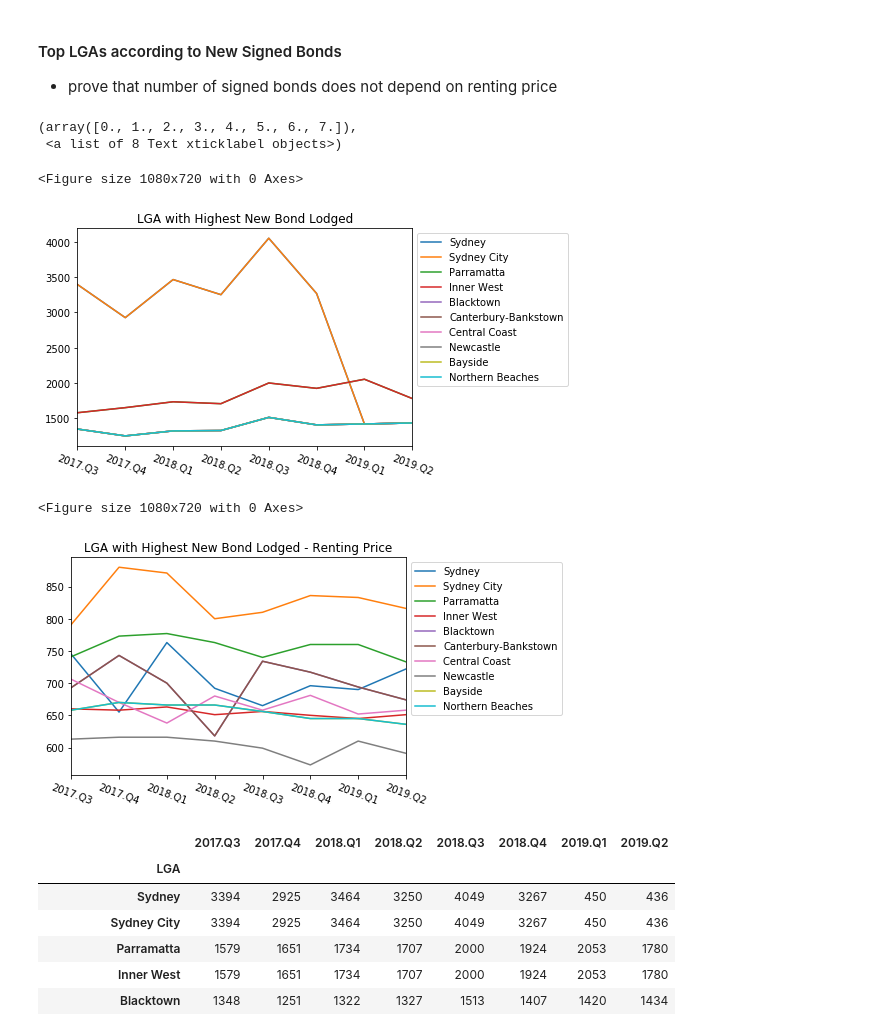
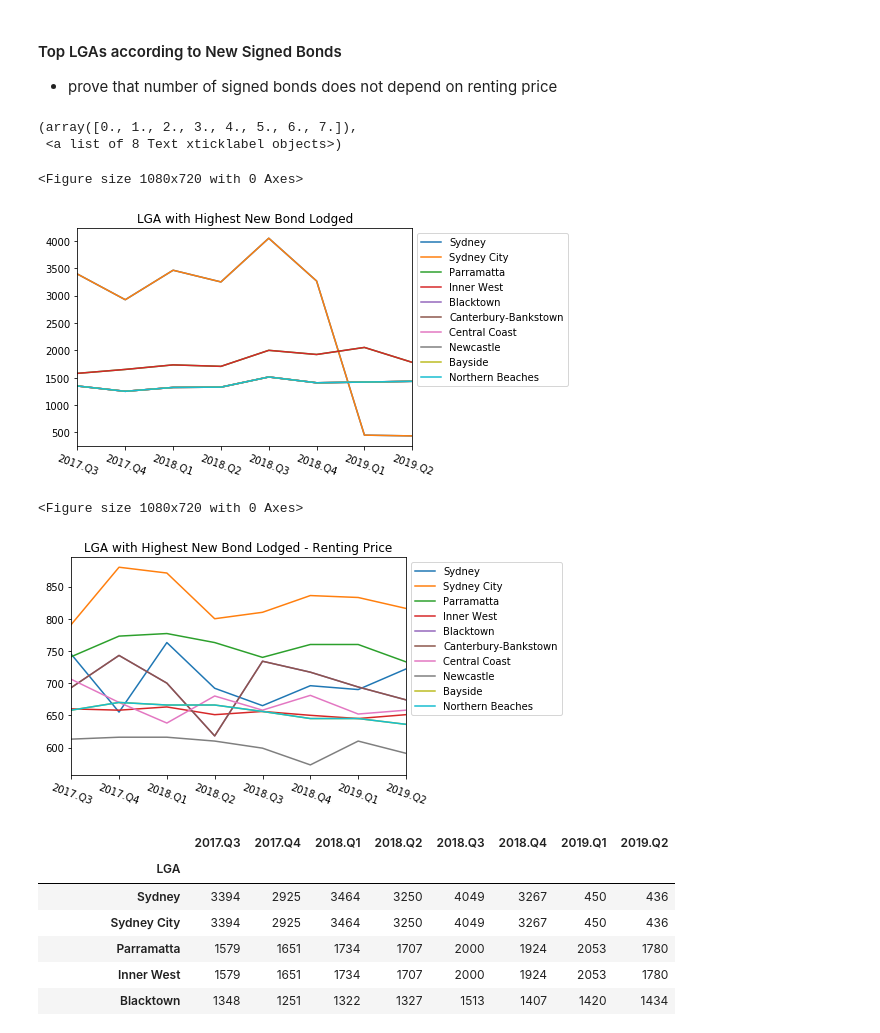
Before and after one commit to alyssa-raphaella/ITEC657_Project_GroupB, a Jupyter notebook: Rent_Data_ntbk.ipynb, the cells around one changed output. Saved outputs shown, nothing was run; the diff lists cells and outputs as text; code cells hidden in the pictures.

```diff
--- a/Rent_Data_ntbk.ipynb
+++ b/Rent_Data_ntbk.ipynb
@@ -287,6 +263,0 @@ Accuracy in testing set:  0.989
-# %%
-clf_entropy=DecisionTreeClassifier(criterion="entropy",random_state=100,max_depth=3,min_samples_leaf=5)
-clf_entropy.fit(X_train,y_train)
-
-print("Accuracy in training set: {: .3f}". format(clf_entropy.score(X_train, y_train)))
-print("Accuracy in testing set: {: .3f}". format(clf_entropy.score(X_test, y_test)))
@@ -296,18 +263,0 @@ Accuracy in testing set:  0.764
-# %%
-from sklearn.preprocessing import StandardScaler
-scaler = StandardScaler()
-scaler.fit(X_train)
-X_train = scaler.transform(X_train)
-
-scaler.fit(X_test)
-X_test = scaler.transform(X_test)
-# %%
-from sklearn.svm import SVC
-from sklearn import metrics
-
-svc=SVC() #Default hyperparameters
-svc.fit(X_train,y_train)
-y_pred=svc.predict(X_test)
-
-print("Accuracy in training set: {: .3f}". format(svc.score(X_train, y_train)))
-print("Accuracy in testing set: {: .3f}". format(svc.score(X_test, y_test)))
@@ -326,7 +377,7 @@ top_NB_arr = []
 ### Get the Mean QNB per quarter and year of top LGA for graphing ###
 for x in range(len(top_NB)):
     name = top_NB[x]
-    top_NB_df = rent_df[rent_df['LGA']==top_LGA[x]].sort_values(by="NB Lodged", ascending = False)
+    top_NB_df = rent_df[rent_df['LGA']==top_NB[x]].sort_values(by="NB Lodged", ascending = False)
     top_NB_df = top_NB_df[top_NB_df['Dwelling Type'] == 'Total']
     top_NB_df = top_NB_df[top_NB_df['Bedroom Number'] == 'Total']
     top_NB_df = top_NB_df.sort_values(by=['Year', 'Quarter'])
@@ -428,40 +479,40 @@ top_NB_df.columns = ['LGA', '2015.Q1', '2015.Q2', '2015.Q3', '2015.Q4', '2016.Q1
                       '2017.Q1', '2017.Q2', '2017.Q3', '2017.Q4', '2018.Q1', '2018.Q2', '2018.Q3', '2018.Q4',
                       '2019.Q1', '2019.Q2']
 top_NB_df.index = top_NB_df['LGA']
 top_NB_df = top_NB_df.drop('LGA', axis=1)
 
 ### remove columns for the graph to look nice ###
 top_NB_df = top_NB_df.drop(['2015.Q1', '2015.Q2', '2015.Q3', '2015.Q4', '2016.Q1', '2016.Q2', '2016.Q3', '2016.Q4',
                       '2017.Q1', '2017.Q2'], axis=1)
 ### MEAN ###
 ### Graph LGA ###
-top_mean_df = pd.DataFrame.from_records(top_mean_arr)
-top_mean_df.columns = ['LGA', '2015.Q1', '2015.Q2', '2015.Q3', '2015.Q4', '2016.Q1', '2016.Q2', '2016.Q3', '2016.Q4',
+top_nbmean_df = pd.DataFrame.from_records(top_nbmean_arr)
+top_nbmean_df.columns = ['LGA', '2015.Q1', '2015.Q2', '2015.Q3', '2015.Q4', '2016.Q1', '2016.Q2', '2016.Q3', '2016.Q4',
                       '2017.Q1', '2017.Q2', '2017.Q3', '2017.Q4', '2018.Q1', '2018.Q2', '2018.Q3', '2018.Q4',
                       '2019.Q1', '2019.Q2']
-top_mean_df.index = top_mean_df['LGA']
-top_mean_df = top_mean_df.drop('LGA', axis=1)
+top_nbmean_df.index = top_nbmean_df['LGA']
+top_nbmean_df = top_nbmean_df.drop('LGA', axis=1)
 
 ### remove columns for the graph to look nice ###
-top_mean_df = top_mean_df.drop(['2015.Q1', '2015.Q2', '2015.Q3', '2015.Q4', '2016.Q1', '2016.Q2', '2016.Q3', '2016.Q4',
+top_nbmean_df = top_nbmean_df.drop(['2015.Q1', '2015.Q2', '2015.Q3', '2015.Q4', '2016.Q1', '2016.Q2', '2016.Q3', '2016.Q4',
                       '2017.Q1', '2017.Q2'], axis=1)
 
 plt.figure(figsize=(15,10))
 top_NB_df.transpose().plot()
 plt.title('LGA with Highest New Bond Lodged')
 plt.legend(bbox_to_anchor=(1, 1), loc=2)
 plt.xticks(rotation=-20)
 
 plt.figure(figsize=(15,10))
-top_mean_df.transpose().plot()
+top_nbmean_df.transpose().plot()
 plt.title('LGA with Highest New Bond Lodged - Renting Price')
 plt.legend(bbox_to_anchor=(1, 1), loc=2)
 plt.xticks(rotation=-20)
 # %% [output]
 (array([0., 1., 2., 3., 4., 5., 6., 7.]),
  <a list of 8 Text xticklabel objects>)
 <Figure size 1080x720 with 0 Axes>
-[figure, old version]
+[figure, new version]
 <Figure size 1080x720 with 0 Axes>
 [figure]
 # %%
```
Also changed, not shown: parts of 19 cells of this notebook.
